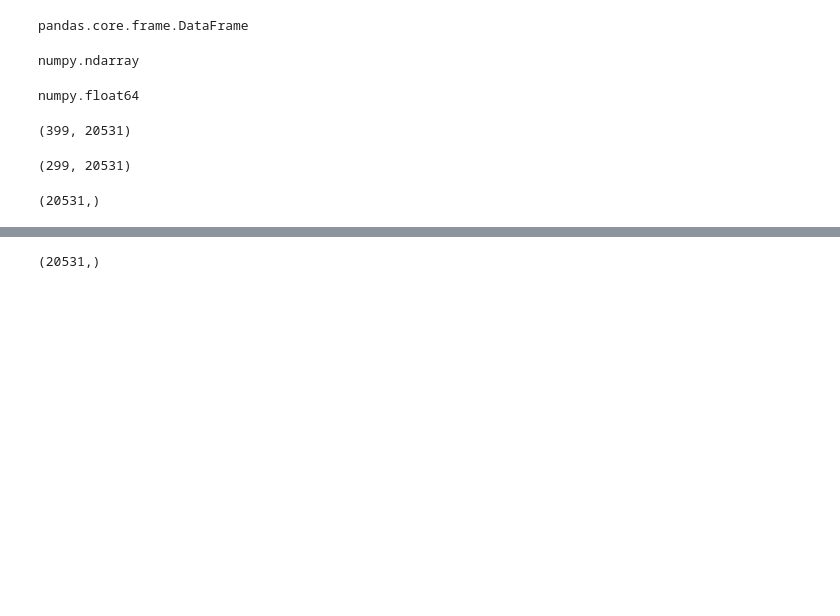
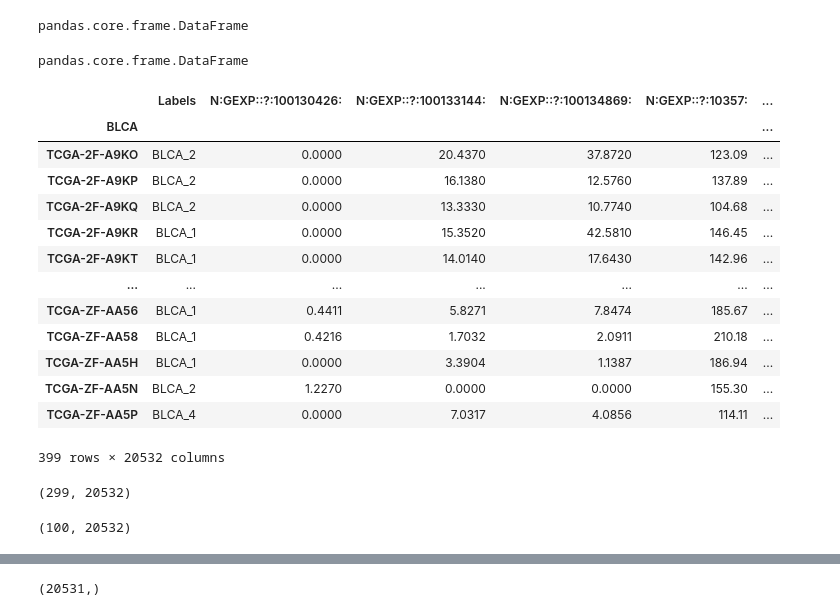
Before and after one commit to briankarlberg/synthetic_TCGA_data_gen, a Jupyter notebook: a_data_structure/a_data_structure_03.ipynb, the cells around one changed output, grey strips where cells are left out. Drawn from its saved outputs; the diff is of its cells as text; code cells hidden in the pictures; blank space fills up the shorter version.

Commit message:
Complete build one 1D conv

```diff
--- a/a_data_structure/a_data_structure_03.ipynb
+++ b/a_data_structure/a_data_structure_03.ipynb
@@ -94,19 +122,3 @@ file.index.name
 type(file)
 # %% [output]
 pandas.core.frame.DataFrame
-# %%
-file = MinMaxScaler().fit_transform(
-    file.iloc[:,1:])
-# %%
-type(file) # converts to array from DF
-    # possible d-type failure point
-# %% [output]
-numpy.ndarray
-# %%
-type(file[0][0]) # nope, still og dtype
-# %% [output]
-numpy.float64
-# %%
-file.shape
-# %% [output]
-(399, 20531)
@@ -114,0 +125,21 @@ file.shape
+# %%
+type(file)
+# %% [output]
+pandas.core.frame.DataFrame
+# %%
+file
+# %% [output]
+|  | Labels | N:GEXP::?:100130426: | N:GEXP::?:100133144: | N:GEXP::?:100134869: | N:GEXP::?:10357: | ... |
+| BLCA |  |  |  |  |  | ... |
+| TCGA-2F-A9KO | BLCA_2 | 0.0000 | 20.4370 | 37.8720 | 123.09 | ... |
+| TCGA-2F-A9KP | BLCA_2 | 0.0000 | 16.1380 | 12.5760 | 137.89 | ... |
+| TCGA-2F-A9KQ | BLCA_2 | 0.0000 | 13.3330 | 10.7740 | 104.68 | ... |
+| TCGA-2F-A9KR | BLCA_1 | 0.0000 | 15.3520 | 42.5810 | 146.45 | ... |
+| TCGA-2F-A9KT | BLCA_1 | 0.0000 | 14.0140 | 17.6430 | 142.96 | ... |
+| ... | ... | ... | ... | ... | ... | ... |
+| TCGA-ZF-AA56 | BLCA_1 | 0.4411 | 5.8271 | 7.8474 | 185.67 | ... |
+| TCGA-ZF-AA58 | BLCA_1 | 0.4216 | 1.7032 | 2.0911 | 210.18 | ... |
+| TCGA-ZF-AA5H | BLCA_1 | 0.0000 | 3.3904 | 1.1387 | 186.94 | ... |
+| TCGA-ZF-AA5N | BLCA_2 | 1.2270 | 0.0000 | 0.0000 | 155.30 | ... |
+| TCGA-ZF-AA5P | BLCA_4 | 0.0000 | 7.0317 | 4.0856 | 114.11 | ... |
+399 rows × 20532 columns
@@ -115,11 +148,2 @@ file.shape
 # %%
 train, test = train_test_split(file)
-# %%
-train.shape # X
-# %% [output]
-(299, 20531)
-# %%
-train[0].shape # why is this a tuple with an empty second value?
-                # kinda want to put a '1' in for channel in 1D conv model
-# %% [output]
-(20531,)
@@ -131,0 +150,8 @@ splt = train.copy()
+# %%
+train.shape
+# %% [output]
+(299, 20532)
+# %%
+test.shape
+# %% [output]
+(100, 20532)
```
Also changed, not shown: parts of 14 cells of this notebook, 2 other files.
